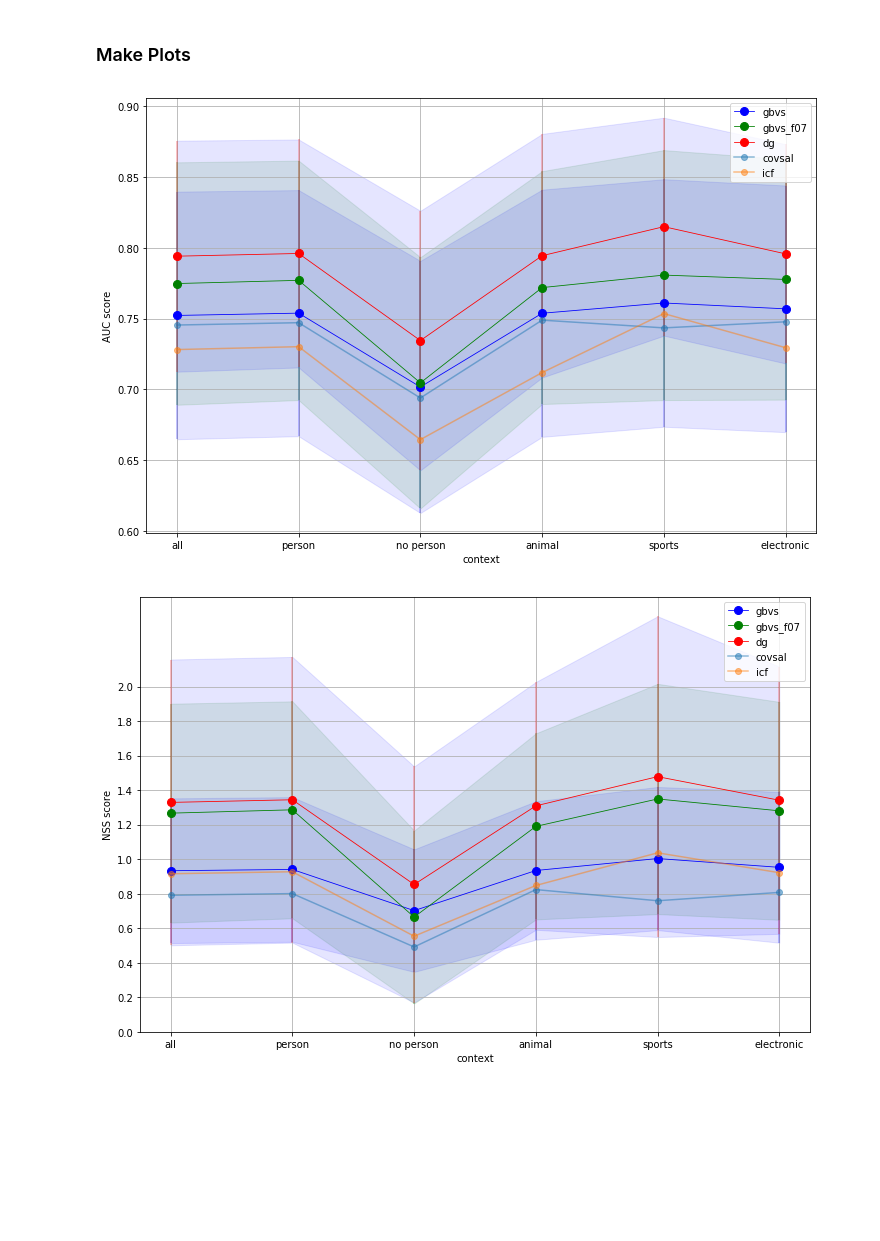
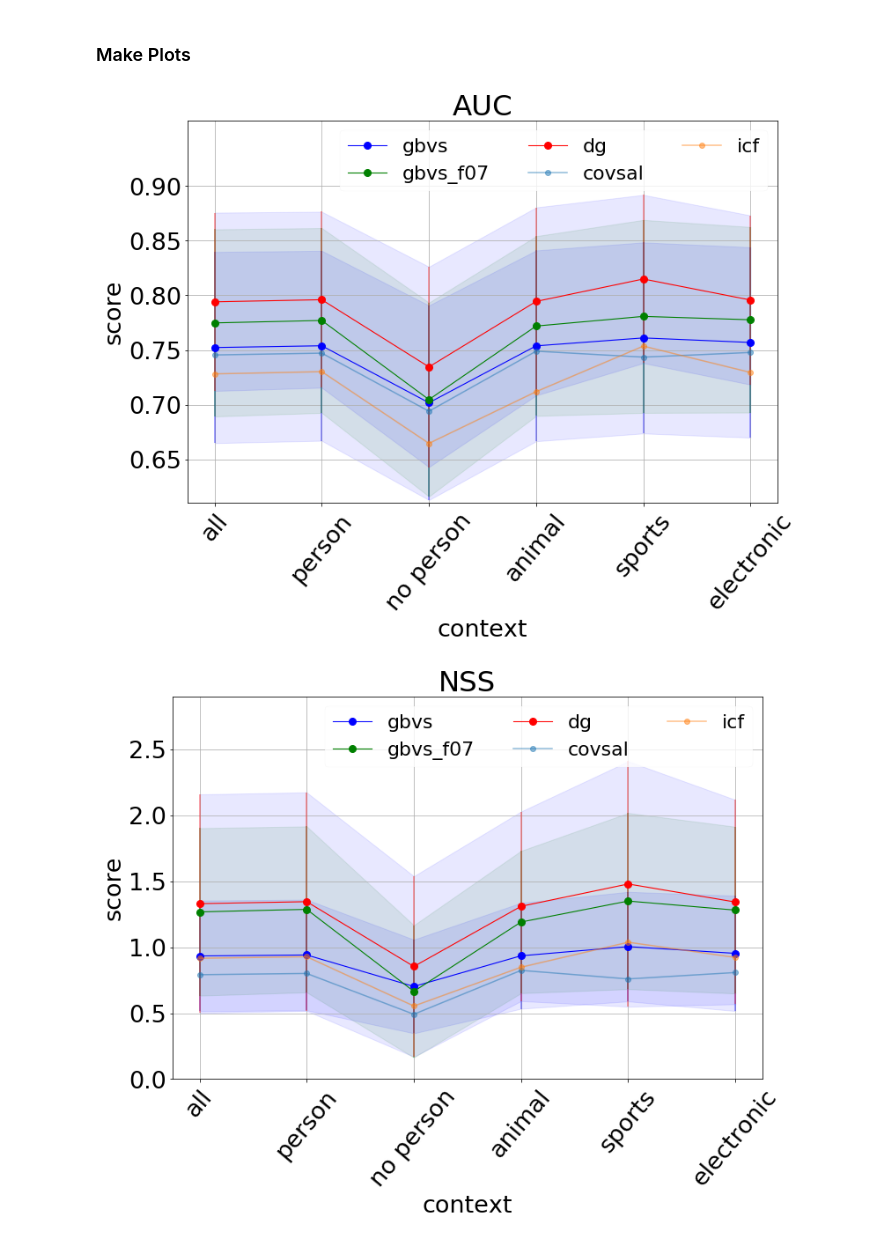
Before and after one commit to alTeska/face_saliency, a Jupyter notebook: notebooks/coco_train_just_faces/gbvs_vs_dg_0710.ipynb, the cells around one changed output. Saved outputs shown, nothing was run; the diff lists cells and outputs as text; code cells hidden in the pictures; blank space fills up the shorter version.

```diff
--- a/notebooks/coco_train_just_faces/gbvs_vs_dg_0710.ipynb
+++ b/notebooks/coco_train_just_faces/gbvs_vs_dg_0710.ipynb
@@ -208,63 +208,77 @@ ig_dg_s = dg_std['ig']
 ### Make Plots
 # %%
 t = np.arange(0,6)
-d = 0.8
+d = 1.1
 m = 8
+# %%
+import matplotlib.font_manager as font_manager
+font_prop = font_manager.FontProperties(size=22)
+# %%
+# plt.style.use('seaborn-poster')
+matplotlib.rcParams.update({'font.size': 27})
 # %%
 plt.subplots(figsize=(12,8))
 
 plt.plot(auc_gbvs_m, '-o', label='gbvs', linewidth=d, markersize=m, c='b');
-plt.errorbar(t, auc_gbvs_m, auc_gbvs_s, linestyle='None', c='b', label=None, alpha=0.3)
-plt.fill_between(t, auc_gbvs_m - auc_gbvs_s, auc_gbvs_m + auc_gbvs_s, color='b', alpha=0.1)
+plt.errorbar(t, auc_gbvs_m, auc_gbvs_s, linestyle='None', c='b', label=None, alpha=0.45)
+plt.fill_between(t, auc_gbvs_m - auc_gbvs_s, auc_gbvs_m + auc_gbvs_s, color='b', alpha=0.09)
 
 plt.plot(auc_gbvs_f07_m, '-o', label='gbvs_f07', linewidth=d, markersize=m, c='g');
-plt.errorbar(t, auc_gbvs_f07_m, auc_gbvs_f07_s, linestyle='None', c='g', label=None, alpha=0.3)
-plt.fill_between(t, auc_gbvs_f07_m - auc_gbvs_f07_s, auc_gbvs_f07_m + auc_gbvs_f07_s, color='g', alpha=0.1)
-
-
+plt.errorbar(t, auc_gbvs_f07_m, auc_gbvs_f07_s, linestyle='None', c='g', label=None, alpha=0.45)
+plt.fill_between(t, auc_gbvs_f07_m - auc_gbvs_f07_s, auc_gbvs_f07_m + auc_gbvs_f07_s, color='g', alpha=0.09)
 
 plt.plot(auc_dg_m, '-o', label='dg', linewidth=d, markersize=m, c='r');
-plt.errorbar(t, auc_dg_m, auc_dg_s, linestyle='None', c='r', label=None, alpha=0.3)
-plt.fill_between(t, auc_dg_m - auc_dg_s, auc_dg_m + auc_dg_s, color='b', alpha=0.1)
+plt.errorbar(t, auc_dg_m, auc_dg_s, linestyle='None', c='r', label=None, alpha=0.45)
+plt.fill_between(t, auc_dg_m - auc_dg_s, auc_dg_m + auc_dg_s, color='b', alpha=0.09)
 
 plt.plot(auc_covsal, '-o', label='covsal', alpha=0.5)
 plt.plot(auc_icf, '-o', label='icf', alpha=0.5)
 
 plt.grid()
-plt.yticks(np.arange(0.6, 0.92, step=0.05))
-plt.ylabel('AUC score')
+plt.yticks(np.arange(0.6, 0.95, step=0.05))
+plt.ylim(0.61, 0.96)
+plt.ylabel('score')
+plt.title('AUC')
 plt.xlabel('context')
-plt.legend();
+plt.xticks(rotation=50)
+
+leg = plt.legend(loc=0, ncol=3, prop=font_prop)
+leg.get_frame().set_linewidth(0.1)
 
 plt.savefig('../plots/AUC_gbvs_performance.jpg', bbox_inches='tight', pad_inches=0)
 # %% [output]
-[figure, old version]
+[figure, new version]
 # %%
 plt.subplots(figsize=(12,8))
 
 plt.plot(nss_gbvs_m, '-o', label='gbvs', linewidth=d, markersize=m, c='b');
-plt.errorbar(t, nss_gbvs_m, nss_gbvs_s, linestyle='None', c='b', label=None, alpha=0.3)
-plt.fill_between(t, nss_gbvs_m - nss_gbvs_s, nss_gbvs_m + nss_gbvs_s, color='b', alpha=0.1)
+plt.errorbar(t, nss_gbvs_m, nss_gbvs_s, linestyle='None', c='b', label=None, alpha=0.45)
+plt.fill_between(t, nss_gbvs_m - nss_gbvs_s, nss_gbvs_m + nss_gbvs_s, color='b', alpha=0.09)
 
 plt.plot(nss_gbvs_f07_m, '-o', label='gbvs_f07', linewidth=d, markersize=m, c='g');
-plt.errorbar(t, nss_gbvs_f07_m, nss_gbvs_f07_s, linestyle='None', c='g', label=None, alpha=0.3)
-plt.fill_between(t, nss_gbvs_f07_m - nss_gbvs_f07_s, nss_gbvs_f07_m + nss_gbvs_f07_s, color='g', alpha=0.1)
+plt.errorbar(t, nss_gbvs_f07_m, nss_gbvs_f07_s, linestyle='None', c='g', label=None, alpha=0.45)
+plt.fill_between(t, nss_gbvs_f07_m - nss_gbvs_f07_s, nss_gbvs_f07_m + nss_gbvs_f07_s, color='g', alpha=0.09)
 
 plt.plot(nss_dg_m, '-o', label='dg', linewidth=d, markersize=m, c='r');
-plt.errorbar(t, nss_dg_m, nss_dg_s, linestyle='None', c='r', label=None, alpha=0.3)
-plt.fill_between(t, nss_dg_m - nss_dg_s, nss_dg_m + nss_dg_s, color='b', alpha=0.1)
+plt.errorbar(t, nss_dg_m, nss_dg_s, linestyle='None', c='r', label=None, alpha=0.45)
+plt.fill_between(t, nss_dg_m - nss_dg_s, nss_dg_m + nss_dg_s, color='b', alpha=0.09)
 
 plt.plot(nss_covsal, '-o', label='covsal', alpha=0.5)
 plt.plot(nss_icf, '-o', label='icf', alpha=0.5)
 
 plt.grid()
-plt.yticks(np.arange(0, 2.1, step=0.2))
-plt.ylabel('NSS score')
+plt.yticks(np.arange(0, 3.01, step=0.5))
+plt.ylim(0, 2.9)
+plt.ylabel('score')
+plt.title('NSS')
 plt.xlabel('context')
-plt.legend();
+plt.xticks(rotation=50)
+leg = plt.legend(loc=0, ncol=3, prop=font_prop)
+leg.get_frame().set_linewidth(0.1)
+
 plt.savefig('../plots/NSS_gbvs_performance.jpg', bbox_inches='tight', pad_inches=0)
 # %% [output]
-[figure, old version]
+[figure, new version]
 # %%
 plt.subplots(figsize=(12,8))
 
```
Also changed, not shown: parts of 2 cells of this notebook, 46 other files.
